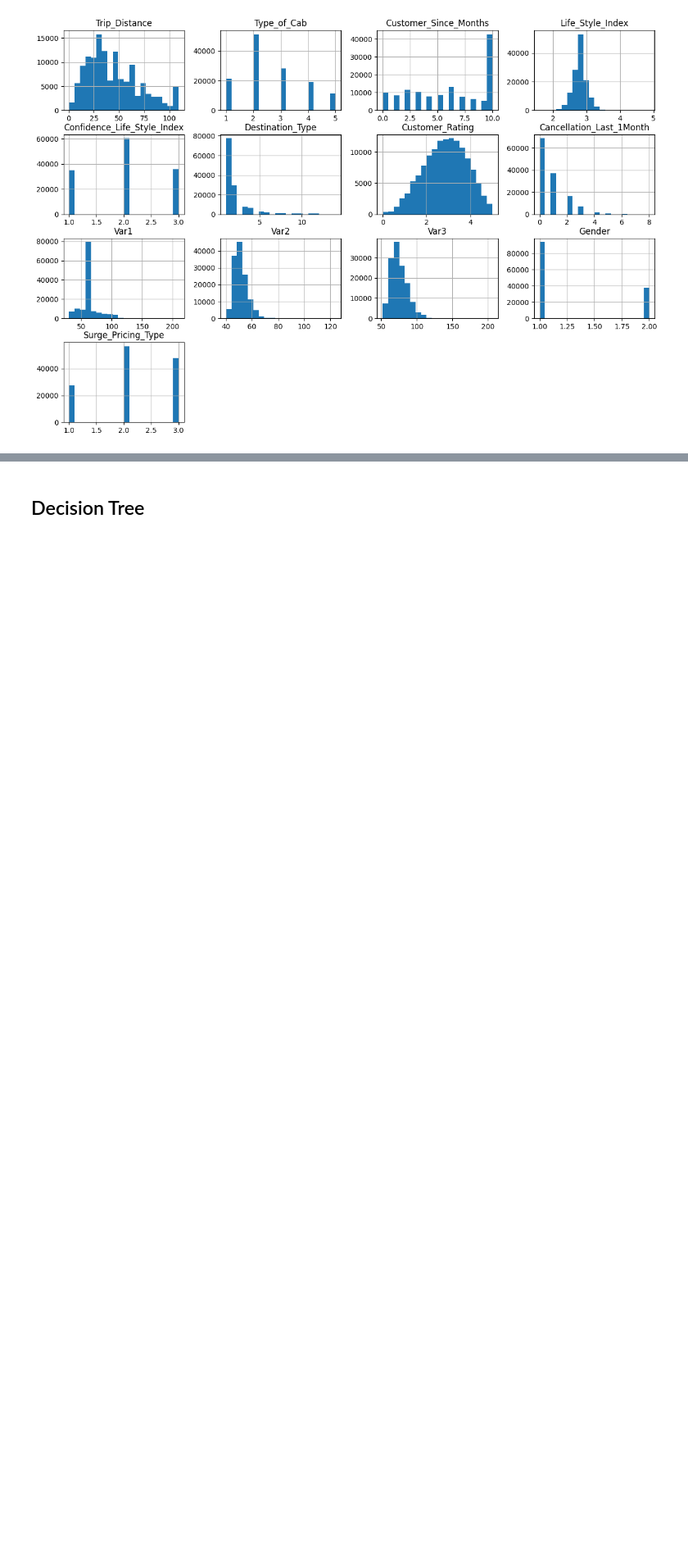
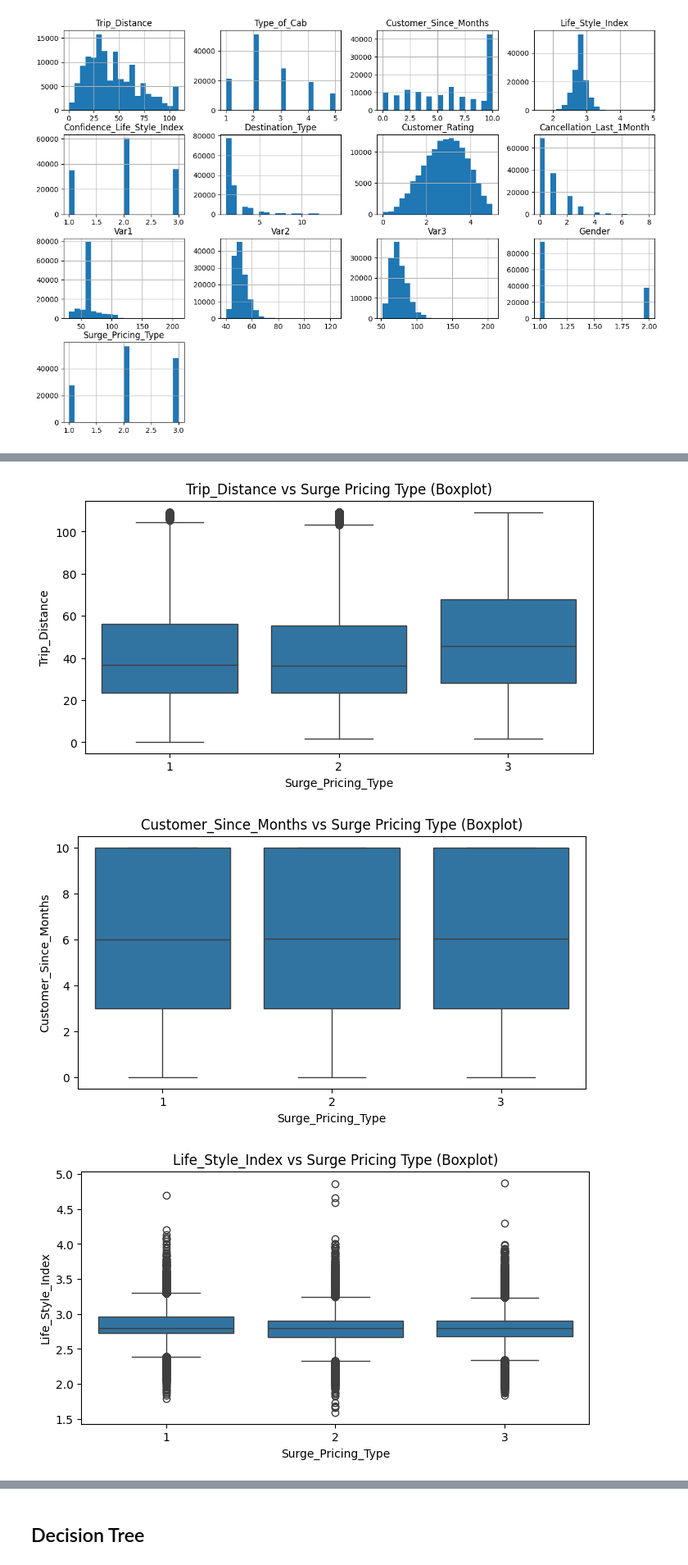
Before and after one commit to rizkywibowk/Sigma-Cabs-Pricing-Analysis, a Jupyter notebook: Working Code/SigmaCabsWorkCode.ipynb, the cells around one changed output, grey strips where cells are left out. Shown at 82% size. Saved outputs shown, nothing was run; the diff lists cells and outputs as text; code cells hidden in the pictures; blank space fills up the shorter version.

```diff
--- a/Working Code/SigmaCabsWorkCode.ipynb
+++ b/Working Code/SigmaCabsWorkCode.ipynb
@@ -273,0 +327,11 @@ plt.show()
+# %%
+# Bandingkan nilai numerik terhadap kelas target menggunakan boxplot di train
+for col in num_cols:
+    plt.figure(figsize=(8, 4))
+    sns.boxplot(data=train, x='Surge_Pricing_Type', y=col)
+    plt.title(f"{col} vs Surge Pricing Type (Boxplot)")
+    plt.show()
+# %% [output]
+[figure, added]
+[figure, added]
+[figure, added]
```
Also changed, not shown: parts of 138 cells of this notebook.
